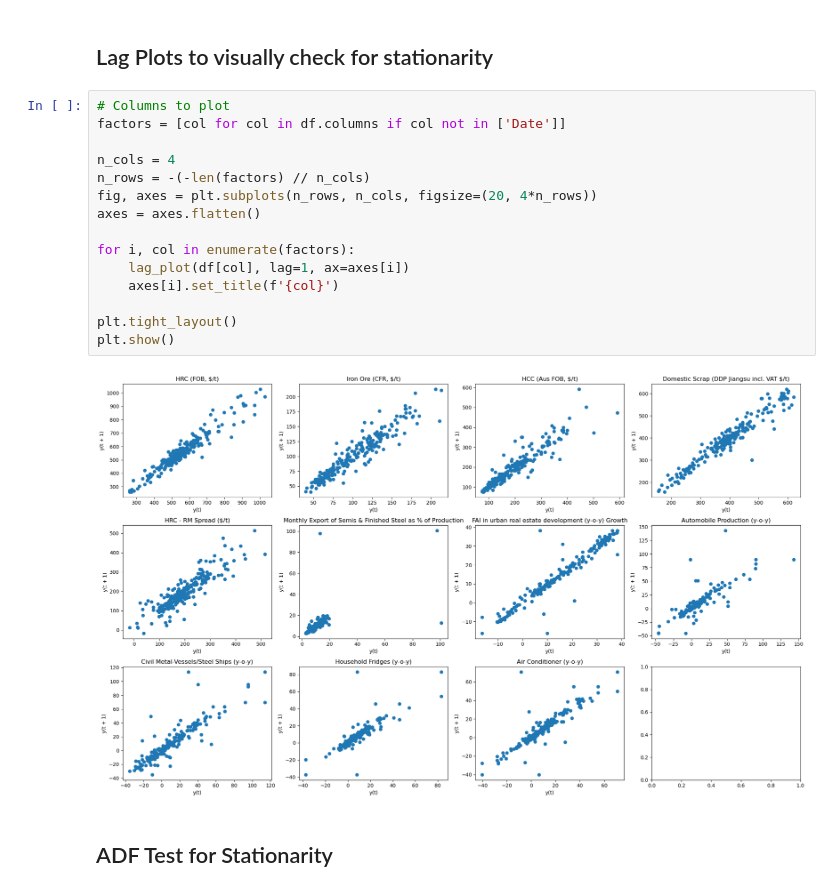
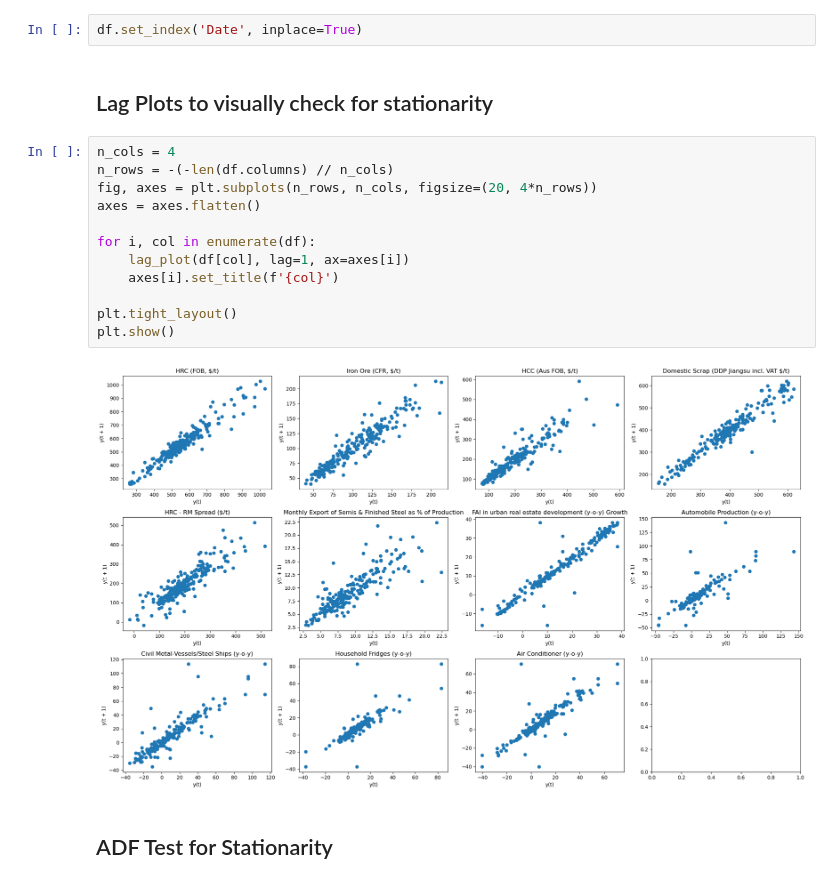
Before and after one commit to nguyenhpnguyen/BT4103-Business-Analytics-Capstone-Project, a Jupyter notebook: notebook/stationarity_tests.ipynb, the cells around one changed output. Saved outputs shown, nothing was run; the diff lists cells and outputs as text.

```diff
--- a/notebook/stationarity_tests.ipynb
+++ b/notebook/stationarity_tests.ipynb
@@ -14,25 +14,24 @@ warnings.filterwarnings("ignore")
 # Read csv
 file_path = '../data/final/wo_na.csv'
 df = pd.read_csv(file_path)
+# %%
+df.set_index('Date', inplace=True)
 # %% [markdown]
 ## Lag Plots to visually check for stationarity
 # %%
-# Columns to plot
-factors = [col for col in df.columns if col not in ['Date']]
-
 n_cols = 4
-n_rows = -(-len(factors) // n_cols)
+n_rows = -(-len(df.columns) // n_cols)
 fig, axes = plt.subplots(n_rows, n_cols, figsize=(20, 4*n_rows))
 axes = axes.flatten()
 
-for i, col in enumerate(factors):
+for i, col in enumerate(df):
     lag_plot(df[col], lag=1, ax=axes[i])
     axes[i].set_title(f'{col}')
 
 plt.tight_layout()
 plt.show()
 # %% [output]
-[figure, old version]
+[figure, new version]
 # %% [markdown]
 ## ADF Test for Stationarity
 # %%
```
Also changed, not shown: parts of 9 cells of this notebook.
